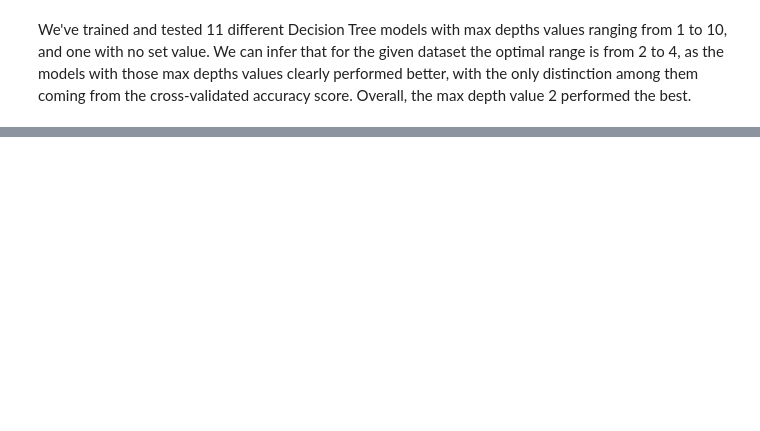
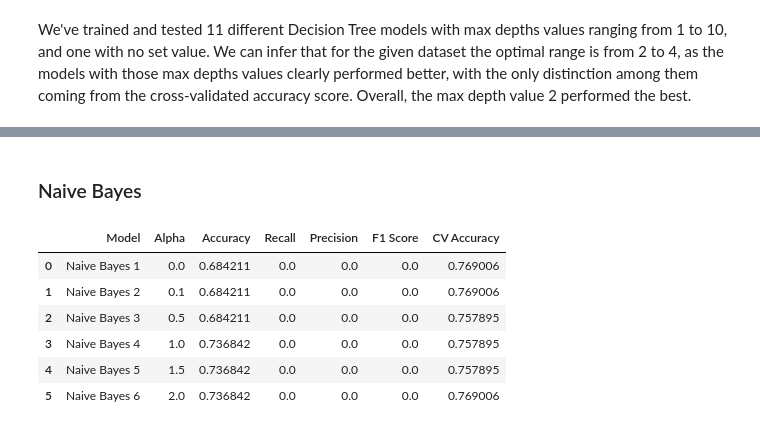
Before and after one commit to Kamsi01/employee-attrition-prediction, a Jupyter notebook: Employee Data Analysis.ipynb, the cells around one changed output, grey strips where cells are left out. Cells and saved outputs as stored; diff of their text form; code cells hidden in the pictures; blank space fills up the shorter version.

Commit message:
modelling #2

```diff
--- a/Employee Data Analysis.ipynb
+++ b/Employee Data Analysis.ipynb
@@ -217,0 +244,2 @@ We've trained and tested 11 different Decision Tree models with max depths value
+# %% [markdown]
+### Naive Bayes
@@ -217,0 +258,10 @@ We've trained and tested 11 different Decision Tree models with max depths value
+# %%
+pd.DataFrame(scores)
+# %% [output]
+|  | Model | Alpha | Accuracy | Recall | Precision | F1 Score | CV Accuracy |
+| 0 | Naive Bayes 1 | 0.0 | 0.684211 | 0.0 | 0.0 | 0.0 | 0.769006 |
+| 1 | Naive Bayes 2 | 0.1 | 0.684211 | 0.0 | 0.0 | 0.0 | 0.769006 |
+| 2 | Naive Bayes 3 | 0.5 | 0.684211 | 0.0 | 0.0 | 0.0 | 0.757895 |
+| 3 | Naive Bayes 4 | 1.0 | 0.736842 | 0.0 | 0.0 | 0.0 | 0.757895 |
+| 4 | Naive Bayes 5 | 1.5 | 0.736842 | 0.0 | 0.0 | 0.0 | 0.757895 |
+| 5 | Naive Bayes 6 | 2.0 | 0.736842 | 0.0 | 0.0 | 0.0 | 0.769006 |
```
Also changed, not shown: parts of 20 cells of this notebook.
